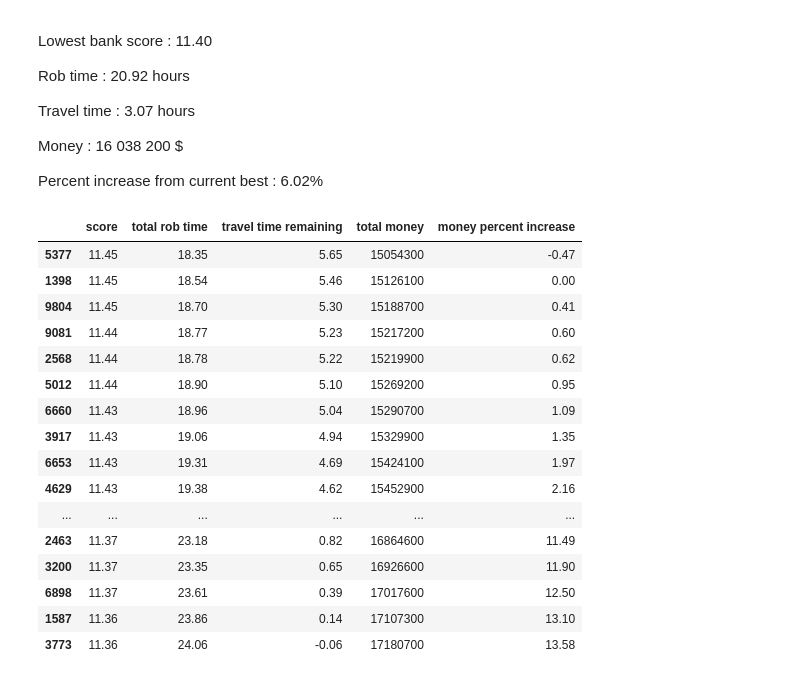
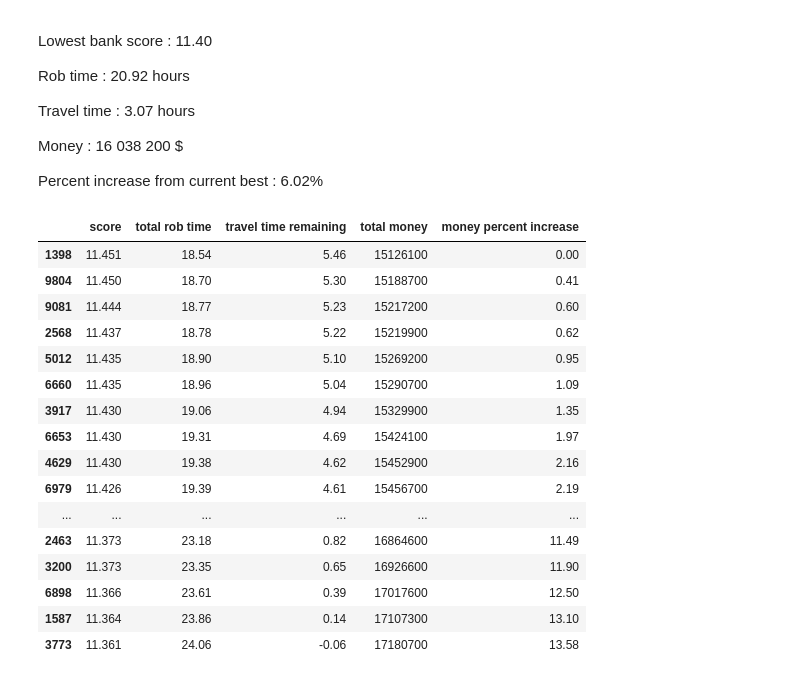
Before and after one commit to pavel-borovikov/algorithms_project, a Jupyter notebook: bank_heist.ipynb, the cells around one changed output. Cells and saved outputs as stored; diff of their text form; code cells hidden in the pictures.

```diff
--- a/bank_heist.ipynb
+++ b/bank_heist.ipynb
@@ -148,7 +148,7 @@ It is hard to guess or even approximate the travel time before the nearest neigh
 # %%
 # incrementing nearest neighbour algorithm
 # uses O(n^2) algorithm multiple times until the 24 hour limit is reached
-path_info = inc_nearest_neighbour_path(df, start=12, increments=-0.01)
+path_info = inc_nearest_neighbour_path(df, start=11.5, increments=-0.001)
 best_route = path_info.pop('best_route')
 print(path_info)
 # %% [output]
@@ -205,34 +205,34 @@ Percent increase from current best : 6.02%
 # %%
 high_lim = 11.451
 low_lim = 11.36
 
 potential_best = df[df['score'] >= low_lim].sort_values('score', ascending=False)
-potential_best['score'] = potential_best['score'].apply(lambda x: round(x, 2))
+potential_best['score'] = potential_best['score'].apply(lambda x: round(x, 3))
 potential_best['total money'] = potential_best['money'].cumsum()
 potential_best['total rob time'] = round(potential_best['time (hr)'].cumsum(), 2)
 potential_best['travel time remaining'] = round(24 - potential_best['total rob time'], 2)
 
 # percentage increase from the total money earned from solution
 potential_best['money percent increase'] = round(potential_best['total money'] / path_info['money_earned'] * 100 - 100, 2)
 
 chunk = potential_best[potential_best['score'] <= high_lim]
 
 chunk[['score', 'total rob time', 'travel time remaining', 'total money', 'money percent increase']]
 # %% [output]
 |  | score | total rob time | travel time remaining | total money | money percent increase |
-| 5377 | 11.45 | 18.35 | 5.65 | 15054300 | -0.47 |
-| 1398 | 11.45 | 18.54 | 5.46 | 15126100 | 0.00 |
-| 9804 | 11.45 | 18.70 | 5.30 | 15188700 | 0.41 |
-| 9081 | 11.44 | 18.77 | 5.23 | 15217200 | 0.60 |
-| 2568 | 11.44 | 18.78 | 5.22 | 15219900 | 0.62 |
-| 5012 | 11.44 | 18.90 | 5.10 | 15269200 | 0.95 |
-| 6660 | 11.43 | 18.96 | 5.04 | 15290700 | 1.09 |
-| 3917 | 11.43 | 19.06 | 4.94 | 15329900 | 1.35 |
-| 6653 | 11.43 | 19.31 | 4.69 | 15424100 | 1.97 |
-| 4629 | 11.43 | 19.38 | 4.62 | 15452900 | 2.16 |
+| 1398 | 11.451 | 18.54 | 5.46 | 15126100 | 0.00 |
+| 9804 | 11.450 | 18.70 | 5.30 | 15188700 | 0.41 |
+| 9081 | 11.444 | 18.77 | 5.23 | 15217200 | 0.60 |
+| 2568 | 11.437 | 18.78 | 5.22 | 15219900 | 0.62 |
+| 5012 | 11.435 | 18.90 | 5.10 | 15269200 | 0.95 |
+| 6660 | 11.435 | 18.96 | 5.04 | 15290700 | 1.09 |
+| 3917 | 11.430 | 19.06 | 4.94 | 15329900 | 1.35 |
+| 6653 | 11.430 | 19.31 | 4.69 | 15424100 | 1.97 |
+| 4629 | 11.430 | 19.38 | 4.62 | 15452900 | 2.16 |
+| 6979 | 11.426 | 19.39 | 4.61 | 15456700 | 2.19 |
 | ... | ... | ... | ... | ... | ... |
-| 2463 | 11.37 | 23.18 | 0.82 | 16864600 | 11.49 |
-| 3200 | 11.37 | 23.35 | 0.65 | 16926600 | 11.90 |
-| 6898 | 11.37 | 23.61 | 0.39 | 17017600 | 12.50 |
-| 1587 | 11.36 | 23.86 | 0.14 | 17107300 | 13.10 |
-| 3773 | 11.36 | 24.06 | -0.06 | 17180700 | 13.58 |
+| 2463 | 11.373 | 23.18 | 0.82 | 16864600 | 11.49 |
+| 3200 | 11.373 | 23.35 | 0.65 | 16926600 | 11.90 |
+| 6898 | 11.366 | 23.61 | 0.39 | 17017600 | 12.50 |
+| 1587 | 11.364 | 23.86 | 0.14 | 17107300 | 13.10 |
+| 3773 | 11.361 | 24.06 | -0.06 | 17180700 | 13.58 |
```
Also changed, not shown: parts of 1 cell of this notebook.
